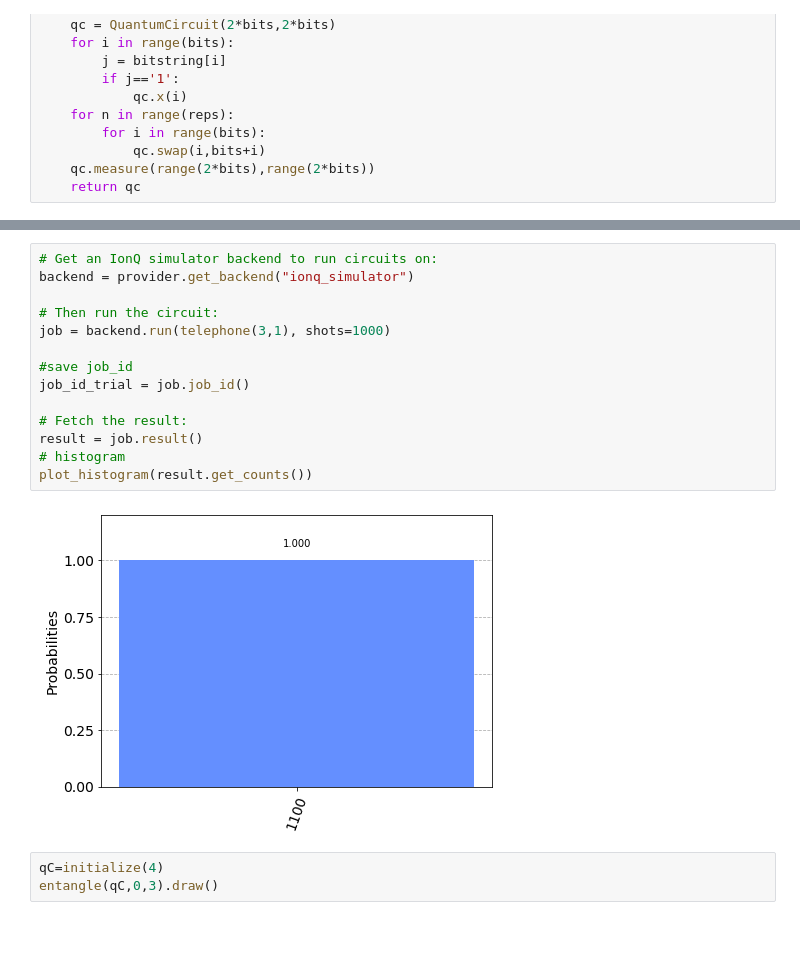
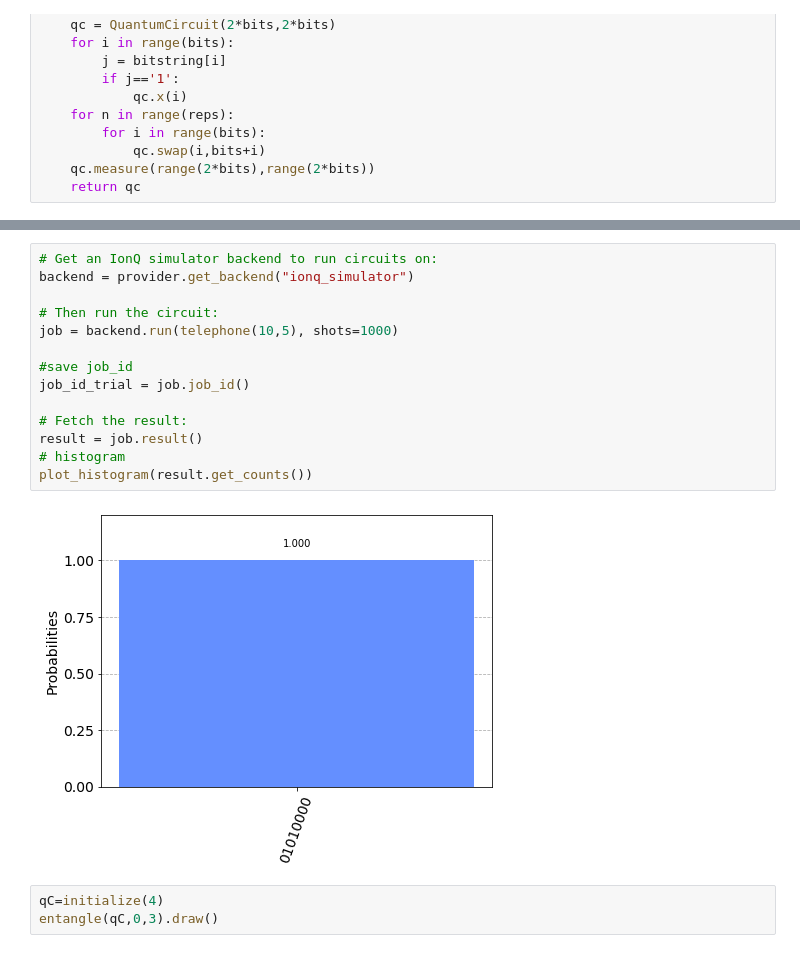
Before and after one commit to iQuHACK/2021_quanta, a Jupyter notebook: random fel.ipynb, the cells around one changed output, grey strips where cells are left out. Saved outputs shown, nothing was run; the diff lists cells and outputs as text.

```diff
--- a/random fel.ipynb
+++ b/random fel.ipynb
@@ -66,19 +83,19 @@ NameError: name 'qpu_job_bell' is not defined
 # %%
 # Get an IonQ simulator backend to run circuits on:
 backend = provider.get_backend("ionq_simulator")
 
 # Then run the circuit:
-job = backend.run(telephone(3,1), shots=1000)
+job = backend.run(telephone(10,5), shots=1000)
 
 #save job_id
 job_id_trial = job.job_id()
 
 # Fetch the result:
 result = job.result()
 # histogram
 plot_histogram(result.get_counts())
 # %% [output]
-[figure, old version]
+[figure, new version]
 # %%
 qC=initialize(4)
 entangle(qC,0,3).draw()
```
Also changed, not shown: parts of 3 cells of this notebook, 1 other file.
